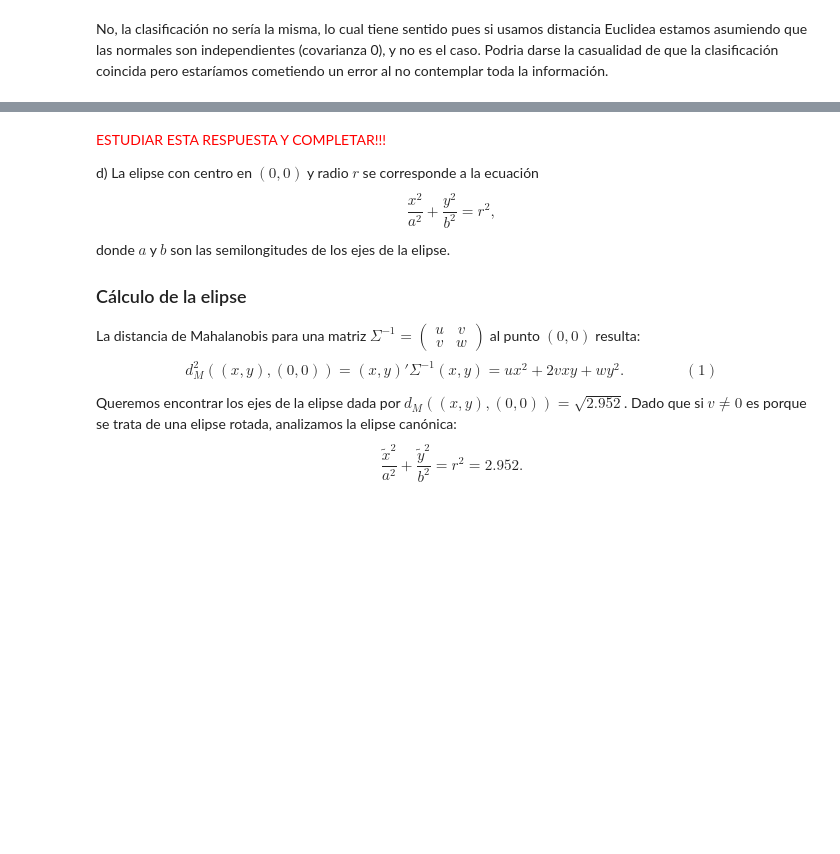
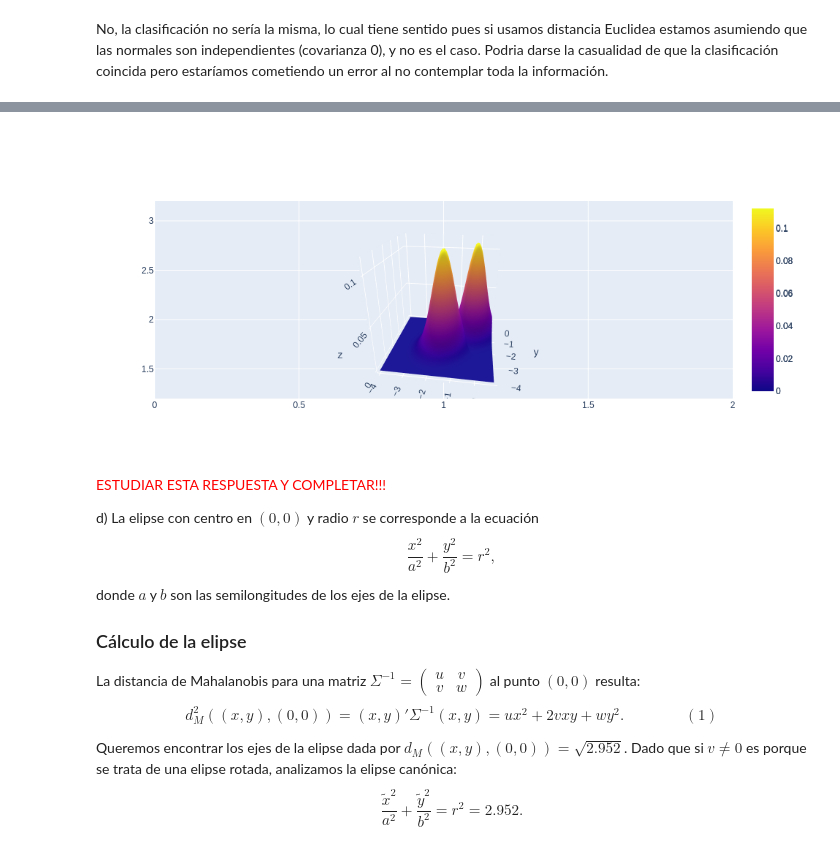
Before and after one commit to git-lu/intro-aprendizaje, a Jupyter notebook: practicos/IntML2020_Teoria_bayesiana_Normal_con_sol.ipynb, the cells around one changed output, grey strips where cells are left out. Cells and saved outputs as stored; diff of their text form; code cells hidden in the pictures; blank space fills up the shorter version.

```diff
--- a/practicos/IntML2020_Teoria_bayesiana_Normal_con_sol.ipynb
+++ b/practicos/IntML2020_Teoria_bayesiana_Normal_con_sol.ipynb
@@ -243,3 +308,16 @@ No, la clasificación no sería la misma, lo cual tiene sentido pues si usamos d
+# %%
+import plotly.graph_objects as go
+import pandas as pd
+import numpy as np
+x, y = np.linspace(-4, 4,100), np.linspace(-4, 4,100)
+fig = go.Figure(data=[go.Surface(z=Z1, x=x, y=y)])
+fig.add_trace(go.Surface(z=Z2, x=x, y=y))
+fig.add_scatter(x = [1], y=[2.2],mode="markers",
+                marker=dict(size=20, color="White"),
+                name="c")
+fig.show()
+# %% [output]
+[figure, added]
 # %% [markdown]
 <span style="color:red"> ESTUDIAR ESTA RESPUESTA Y COMPLETAR!!!</span>
 
```
Also changed, not shown: parts of 19 cells of this notebook.
